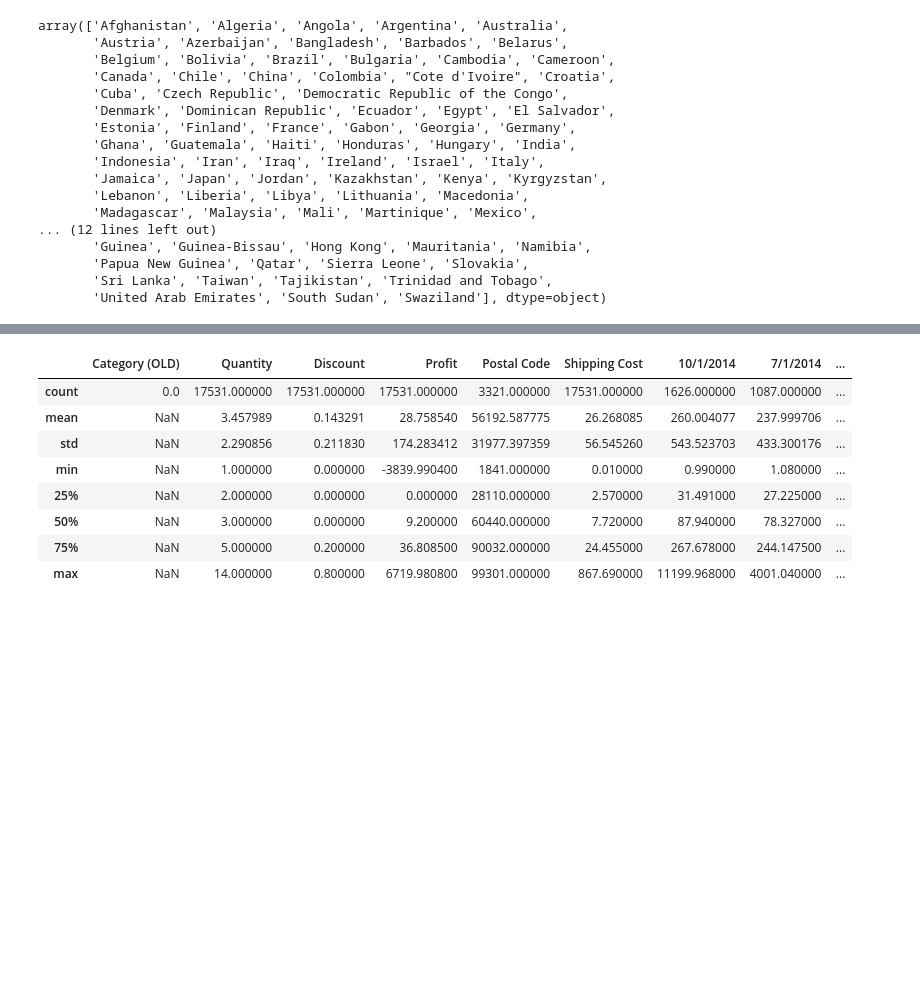
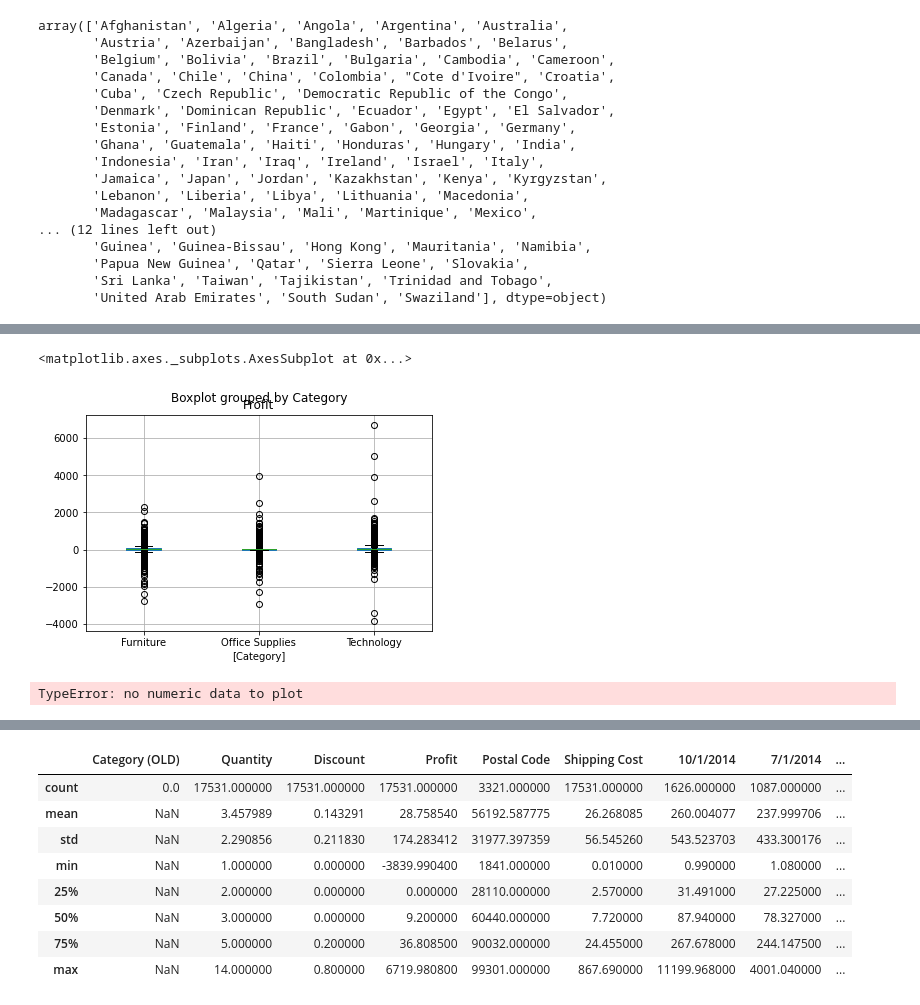
Before and after one commit to AllenInstitute/swdb_2022_python_bootcamp, a Jupyter notebook: PythonBootcamp/06_Introduction_to_Pandas.ipynb, the cells around one changed output, grey strips where cells are left out. Drawn from its saved outputs; the diff is of its cells as text; code cells hidden in the pictures; blank space fills up the shorter version.

```diff
--- a/PythonBootcamp/06_Introduction_to_Pandas.ipynb
+++ b/PythonBootcamp/06_Introduction_to_Pandas.ipynb
@@ -492,3 +437,14 @@ array(['Afghanistan', 'Algeria', 'Angola', 'Argentina', 'Australia',
+# %%
+# Lets plot the profit by category
+
+df.boxplot(column=['Profit'], by=['Category'])
+# %% [output]
+<matplotlib.axes._subplots.AxesSubplot at 0x...>
+[figure, added]
+# %%
+df.plot(x='Country', y='Order ID', kind = "bar")
+# %% [output]
+TypeError: no numeric data to plot
 # %% [markdown]
 <a id='describe'></a>
 # %% [markdown]
```
Also changed, not shown: parts of 43 cells of this notebook, 3 other files.
